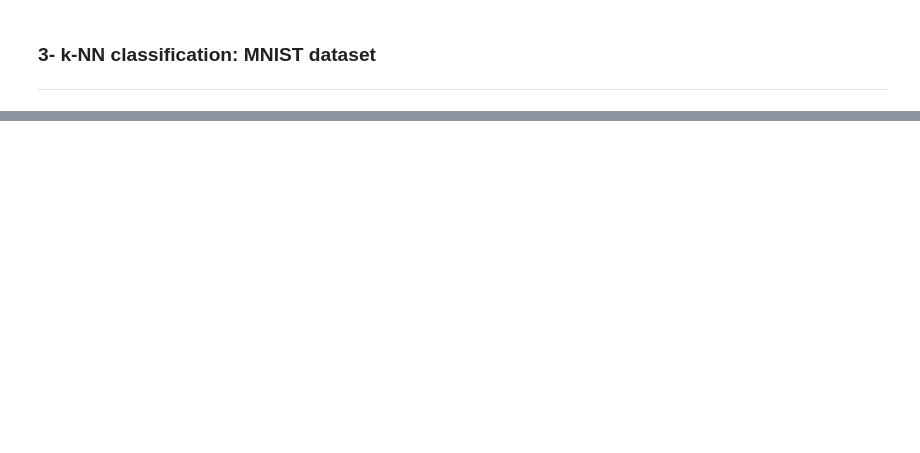
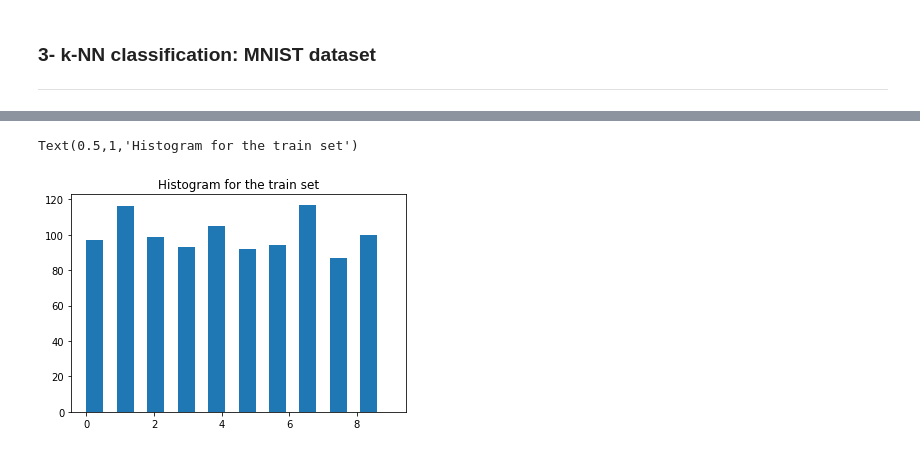
Before and after one commit to Maxtov/SI221, a Jupyter notebook: TP2/TP_kNN_Thauvin_Vranckx.ipynb, the cells around one changed output, grey strips where cells are left out. Saved outputs shown, nothing was run; the diff lists cells and outputs as text; code cells hidden in the pictures; blank space fills up the shorter version.

```diff
--- a/TP2/TP_kNN_Thauvin_Vranckx.ipynb
+++ b/TP2/TP_kNN_Thauvin_Vranckx.ipynb
@@ -290,0 +304,22 @@ repeat_5_with_K(K)
+# %%
+'''Plot the histograms
+'''
+
+labels_train = train['S']
+labels_train = labels_train.reshape(len(labels_train))
+for i in range(len(labels_train)):
+    if labels_train[i] == 10:
+        labels_train[i] = 0
+
+
+labels_test = test['S']
+labels_test = labels_test.reshape(len(labels_test))
+for i in range(len(labels_test)):
+    if labels_test[i] == 10:
+        labels_test[i] = 0
+
+plt.hist(labels_train, width = 0.5)
+plt.title("Histogram for the train set")
+# %% [output]
+Text(0.5,1,'Histogram for the train set')
+[figure, added]
```
Also changed, not shown: parts of 14 cells of this notebook, 3 other files.
